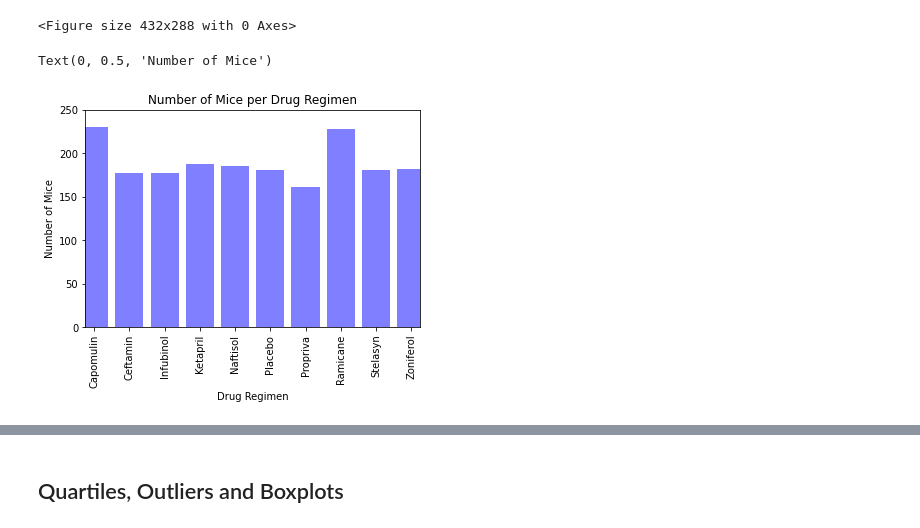
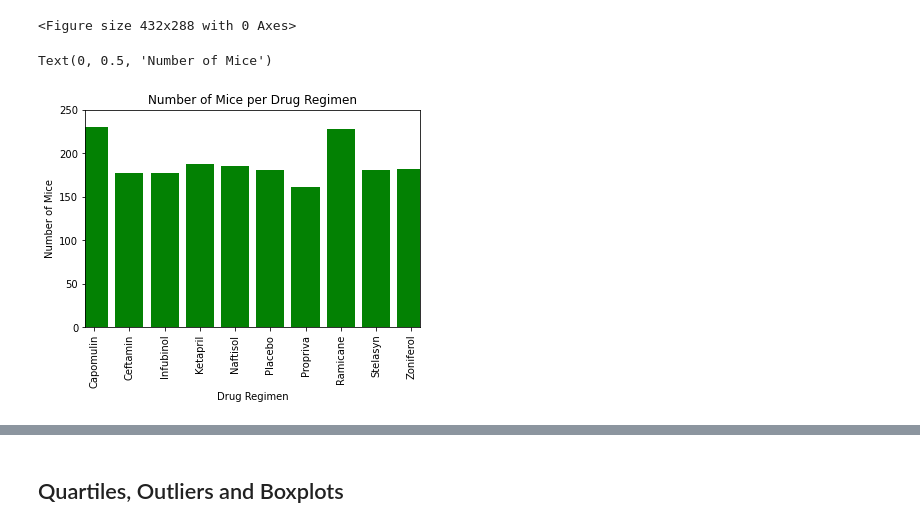
Before and after one commit to jely94/Matplotlib-Pymaceuticals, a Jupyter notebook: pymaceuticals_starter.ipynb, the cells around one changed output, grey strips where cells are left out. Drawn from its saved outputs; the diff is of its cells as text; code cells hidden in the pictures.

```diff
--- a/pymaceuticals_starter.ipynb
+++ b/pymaceuticals_starter.ipynb
@@ -132,28 +132,28 @@ plt.tight_layout()
 # %%
 # Generate a bar plot showing the total number of mice for each treatment throughout the course of the study using pyplot.
 
 # Create an array that contains the number of mice for each drug regimen and set the x_axis to the lenth
 num_mice = [230, 178, 178, 188, 186, 181, 161, 228, 181, 182]
 x_axis = np.arange(len(num_mice))
 
 # Tell matplotlib that we will be making a bar chart
-plt.bar(x_axis, num_mice, color='b', alpha=0.5, align="center")
+plt.bar(x_axis, num_mice, color='g', alpha=0.99, align="center")
 
-# Tell matplotlib where we would like to place each of our x axis headers
+# Add and align each of our x axis headers
 tick_locations = [value for value in x_axis]
 plt.xticks(tick_locations, ["Capomulin", "Ceftamin","Infubinol", "Ketapril", "Naftisol",
                             "Placebo", "Propriva", "Ramicane", "Stelasyn", "Zoniferol"], rotation="vertical")
 
-# Sets the x limits
+# Set the x limits
 plt.xlim(-0.25, len(x_axis)-0.75)
 
-# Sets the y limits
+# Set the y limits
 plt.ylim(0, max(num_mice)+20)
 
-# Give our chart some labels and a tile
+#Add title and axes labels
 plt.title("Number of Mice per Drug Regimen")
 plt.xlabel("Drug Regimen")
 plt.ylabel("Number of Mice")
 # %% [output]
 Text(0, 0.5, 'Number of Mice')
-[figure, old version]
+[figure, new version]
```
Also changed, not shown: parts of 6 cells of this notebook.
